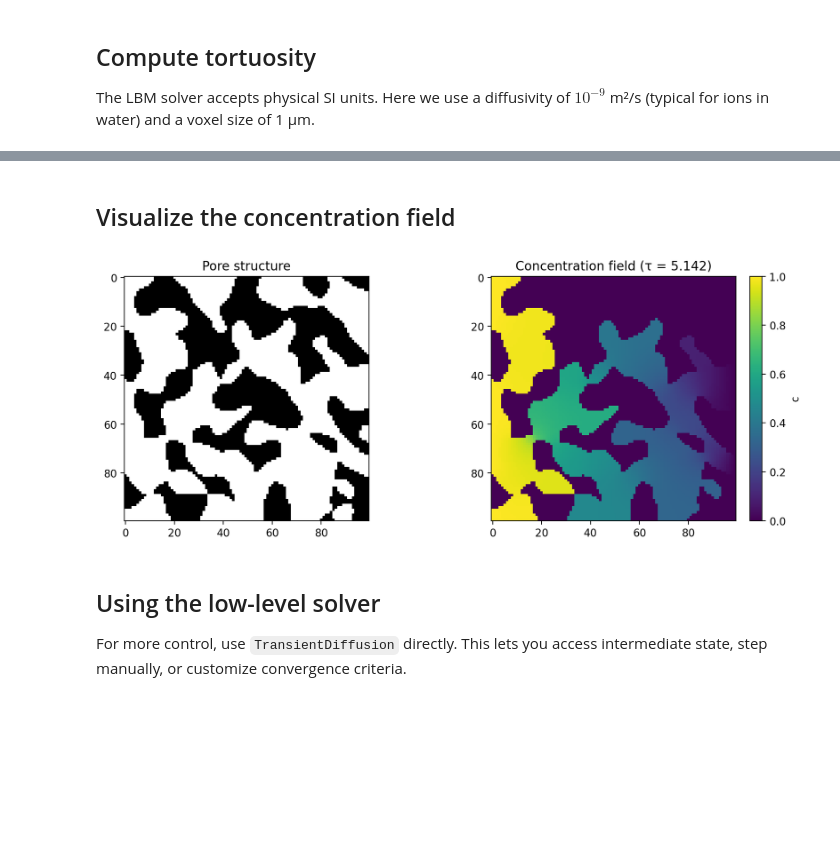
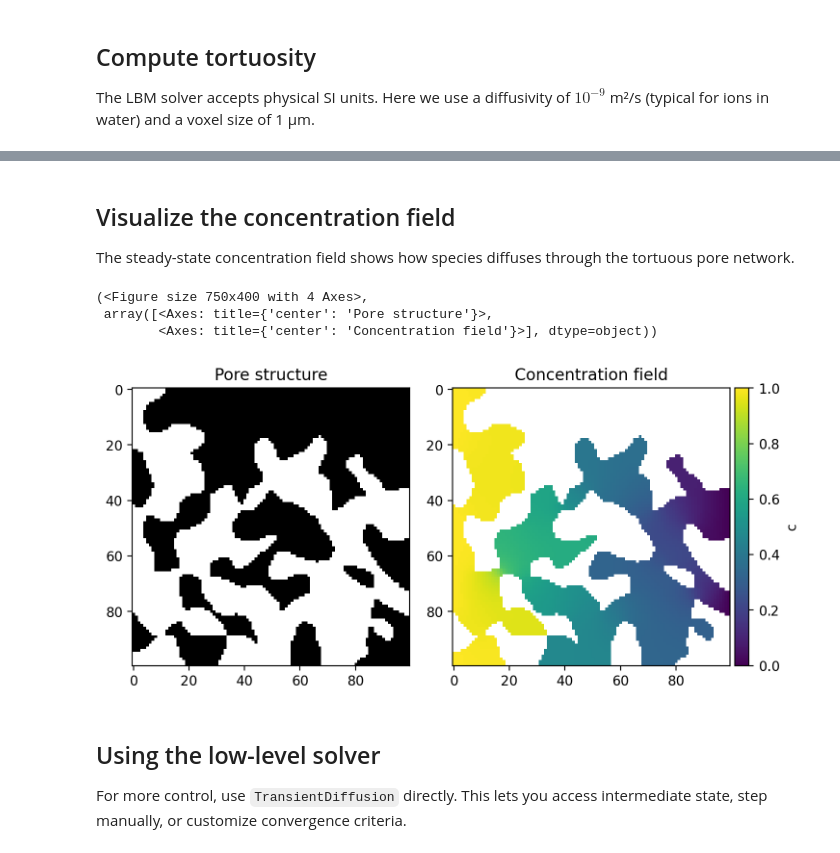
Before and after one commit to ma-sadeghi/poromics, a Jupyter notebook: docs/examples/diffusion-lbm.ipynb, the cells around one changed output, grey strips where cells are left out. Drawn from its saved outputs; the diff is of its cells as text; code cells hidden in the pictures; blank space fills up the shorter version.

```diff
--- a/docs/examples/diffusion-lbm.ipynb
+++ b/docs/examples/diffusion-lbm.ipynb
@@ -40,18 +39,14 @@ Formation factor: 10.3853
-# %% [markdown]
-## Visualize the concentration field
-# %%
-fig, axes = plt.subplots(1, 2, figsize=(10, 4))
-
-axes[0].imshow(im[:, :, 0], cmap="gray", interpolation="nearest")
-axes[0].set_title("Pore structure")
-
-cax = axes[1].imshow(result.c[:, :, 0], cmap="viridis", interpolation="nearest")
-axes[1].set_title(f"Concentration field (τ = {result.tau:.3f})")
-fig.colorbar(cax, ax=axes[1], fraction=0.046, pad=0.04, label="c")
-
-plt.tight_layout()
-# %% [output]
-[figure, removed]
+# %% [markdown]
+## Visualize the concentration field
+
+The steady-state concentration field shows how species diffuses through the tortuous pore network.
+# %%
+result.plot_concentration(z=0)
+# %% [output]
+(<Figure size 750x400 with 4 Axes>,
+ array([<Axes: title={'center': 'Pore structure'}>,
+        <Axes: title={'center': 'Concentration field'}>], dtype=object))
+[figure, added]
 # %% [markdown]
 ## Using the low-level solver
 
```
Also changed, not shown: parts of 2 cells of this notebook, 10 other files.
